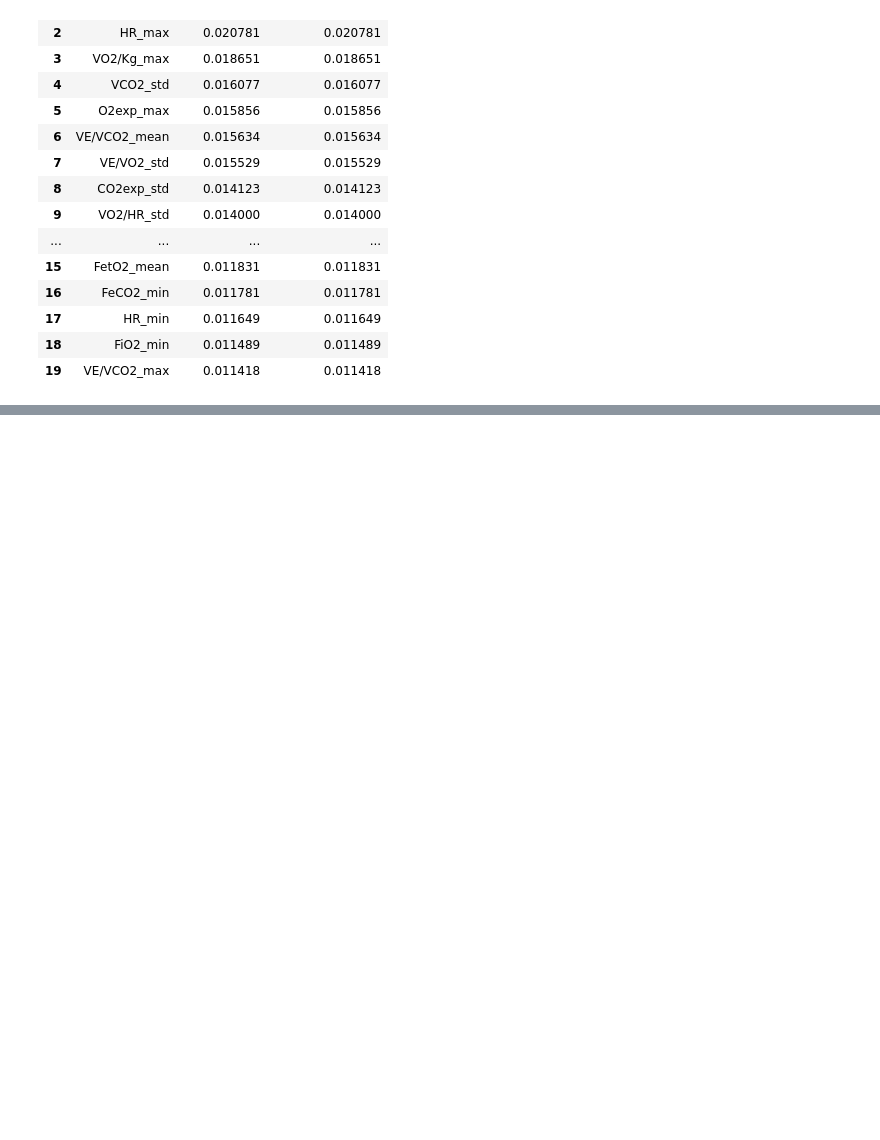
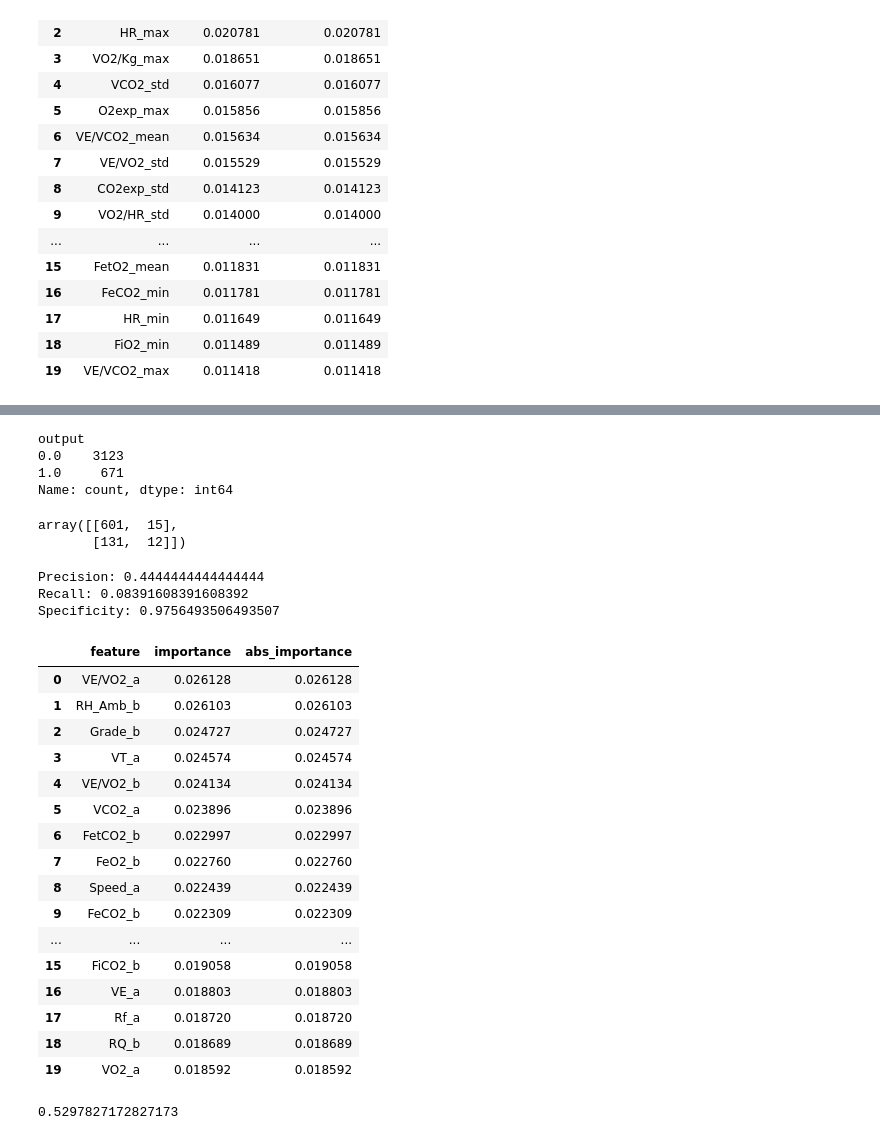
Before and after one commit to Nevineleven/CPET-AI, a Jupyter notebook: parsing.ipynb, the cells around one changed output, grey strips where cells are left out. Saved outputs shown, nothing was run; the diff lists cells and outputs as text; code cells hidden in the pictures; blank space fills up the shorter version.

Commit message:
Hyperparameter Tuning and Sensitivity

```diff
--- a/parsing.ipynb
+++ b/parsing.ipynb
@@ -407,0 +576,4 @@ top_k_features
+# %%
+X_train, X_test, y_train, y_test = train_test_split(best_fit_features[best_fit_features.columns.drop('output')].to_numpy(), best_fit_features['output'].to_numpy(), test_size=0.2, random_state=42)
+model = XGBClassifier(use_label_encoder=False, eval_metric='logloss', random_state=42)
+model.fit(X_train, y_train)
@@ -407,0 +595,7 @@ top_k_features
+# %%
+best_fit_features['output'].value_counts()
+# %% [output]
+output
+0.0    3123
+1.0     671
+Name: count, dtype: int64
@@ -407,0 +604,56 @@ top_k_features
+# %%
+conf_mat = confusion_matrix(y_test, y_pred)
+conf_mat
+# %% [output]
+array([[601,  15],
+       [131,  12]])
+# %%
+tn, fp, fn, tp = conf_mat.ravel()
+
+# Calculate precision
+precision = tp / (tp + fp)
+
+# Calculate recall (sensitivity)
+recall = tp / (tp + fn)
+
+# Calculate specificity
+specificity = tn / (tn + fp)
+
+print('Precision: ' + str(precision))
+print('Recall: ' + str(recall))
+print('Specificity: ' + str(specificity))
+# %% [output]
+Precision: 0.4444444444444444
+Recall: 0.08391608391608392
+Specificity: 0.9756493506493507
+# %%
+values = model.feature_importances_
+top_k_features = pd.DataFrame()
+feat_coef_dict = dict(zip(best_fit_features.columns, values))
+top_k = sorted(feat_coef_dict.items(), key=lambda x: abs(x[1]), reverse=True)[0:20]
+top_k_features['feature'] = [i[0] for i in top_k]
+top_k_features['importance'] = [i[1] for i in top_k]
+top_k_features['abs_importance'] = top_k_features['importance'].abs()
+top_k_features
+# %% [output]
+|  | feature | importance | abs_importance |
+| 0 | VE/VO2_a | 0.026128 | 0.026128 |
+| 1 | RH_Amb_b | 0.026103 | 0.026103 |
+| 2 | Grade_b | 0.024727 | 0.024727 |
+| 3 | VT_a | 0.024574 | 0.024574 |
+| 4 | VE/VO2_b | 0.024134 | 0.024134 |
+| 5 | VCO2_a | 0.023896 | 0.023896 |
+| 6 | FetCO2_b | 0.022997 | 0.022997 |
+| 7 | FeO2_b | 0.022760 | 0.022760 |
+| 8 | Speed_a | 0.022439 | 0.022439 |
+| 9 | FeCO2_b | 0.022309 | 0.022309 |
+| ... | ... | ... | ... |
+| 15 | FiCO2_b | 0.019058 | 0.019058 |
+| 16 | VE_a | 0.018803 | 0.018803 |
+| 17 | Rf_a | 0.018720 | 0.018720 |
+| 18 | RQ_b | 0.018689 | 0.018689 |
+| 19 | VO2_a | 0.018592 | 0.018592 |
+# %%
+roc_auc_score(y_test, y_pred)
+# %% [output]
+0.5297827172827173
```
Also changed, not shown: parts of 21 cells of this notebook, 1 other file.
